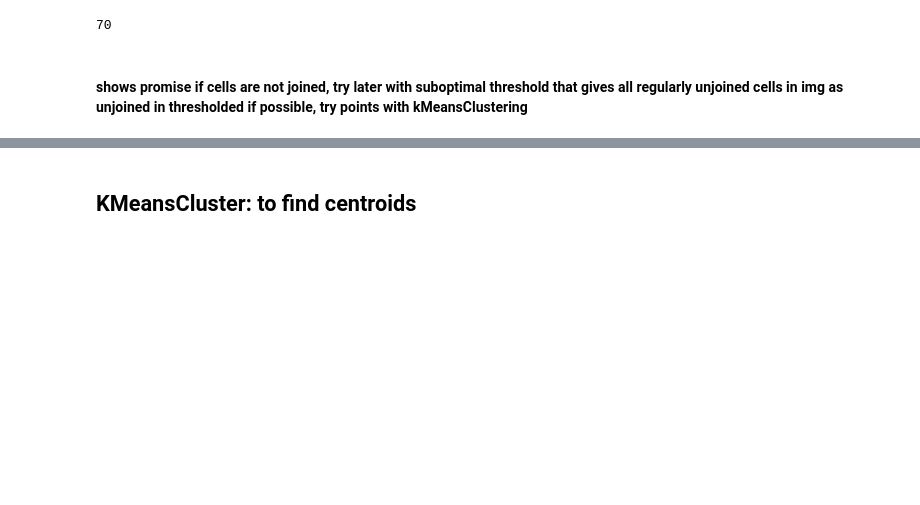
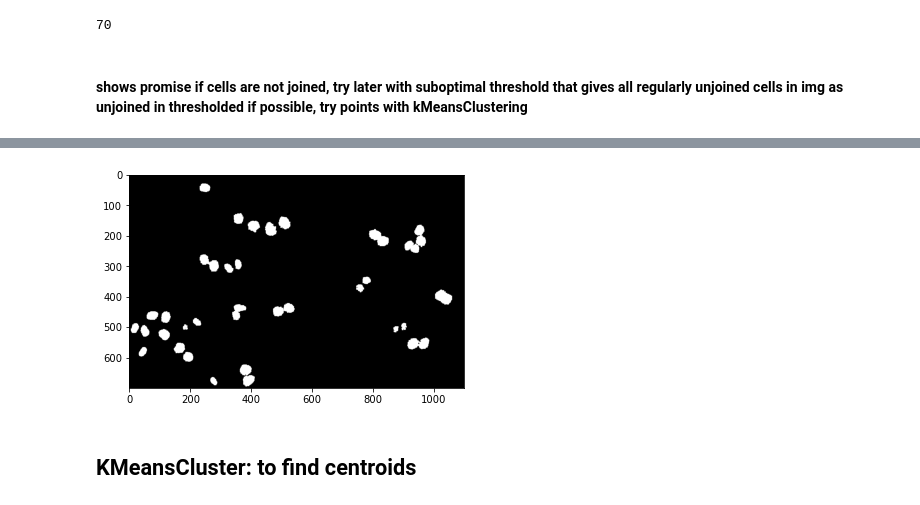
Before and after one commit to moates695/cs9517_Group_Project, a Jupyter notebook: marcus/preprocess.ipynb, the cells around one changed output, grey strips where cells are left out. Cells and saved outputs as stored; diff of their text form; code cells hidden in the pictures; blank space fills up the shorter version.

Commit message:
feat: remove border cells entirely

```diff
--- a/marcus/preprocess.ipynb
+++ b/marcus/preprocess.ipynb
@@ -148,8 +150,8 @@ len(pts2)
 # %% [output]
 29898
 # %%
-def create_img(pts, img):
-    new = np.zeros_like(img)
+def create_img(pts):
+    new = np.zeros((NROWS, NCOLS))
     for (i, j) in pts:
         new[i, j] = MAX
     return new
@@ -212,0 +217,25 @@ len(pts_final)
+# %%
+def DFS(pt, pts, connect):
+    connect[pt] = None
+    x, y = pt
+    for i in range(-1, 2):
+        for j in range(-1, 2):
+            if (x+i,j+y) in pts and (x+i,j+y) not in connect:
+                DFS((x+i,j+y), pts, connect)
+    return connect
+# %%
+def flush_border(pts):
+    new = pts.copy()
+    delete = {}
+    for pt in pts:
+        edge = pt[1] == 0 or pt[1] == NCOLS-1 or pt[0] == 0 or pt[0] == NROWS-1
+        if edge and pt not in delete:
+            connect = DFS(pt, pts, {})
+            for pt in connect:
+                delete[pt] = None
+    for pt in delete.keys():
+        del new[pt]
+    return new
+# %%
+pts = points(img3)
+new = flush_border(pts)
@@ -213,3 +246,7 @@ len(pts_final)
+# %%
+show(create_img(new))
+# %% [output]
+[figure, added]
 # %% [markdown]
 ## KMeansCluster: to find centroids
 # %%
```
Also changed, not shown: parts of 11 cells of this notebook.
